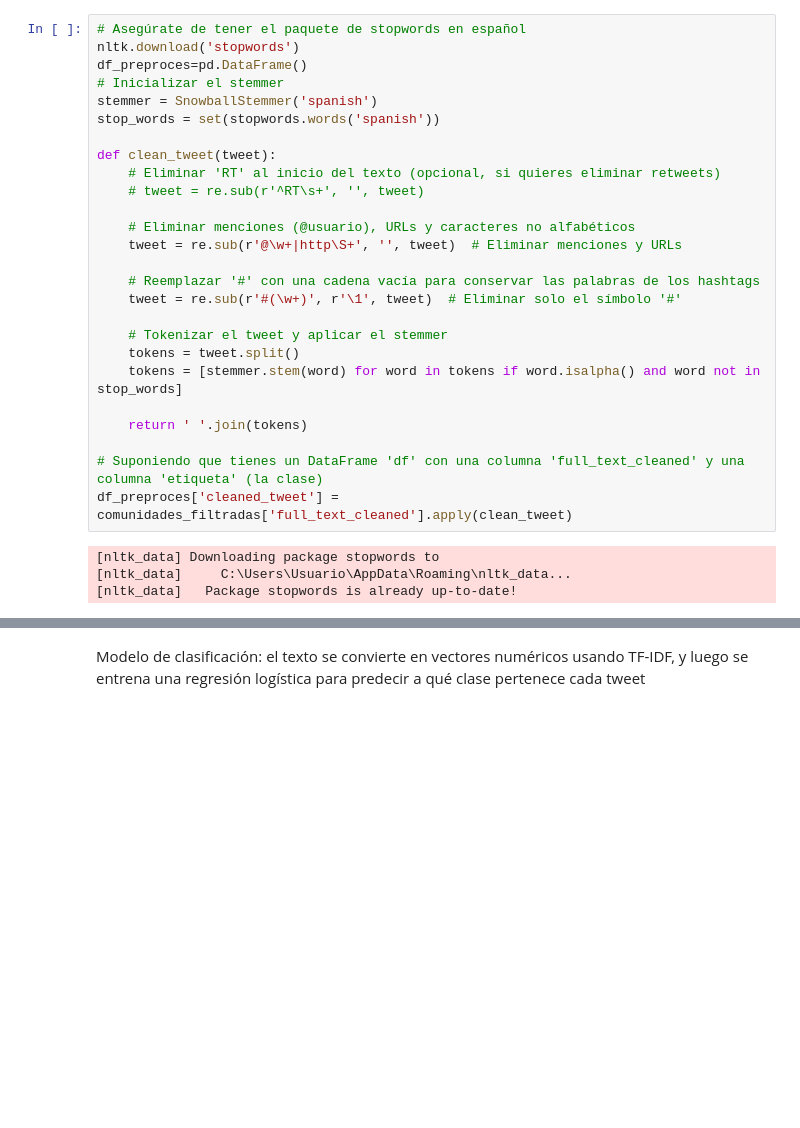
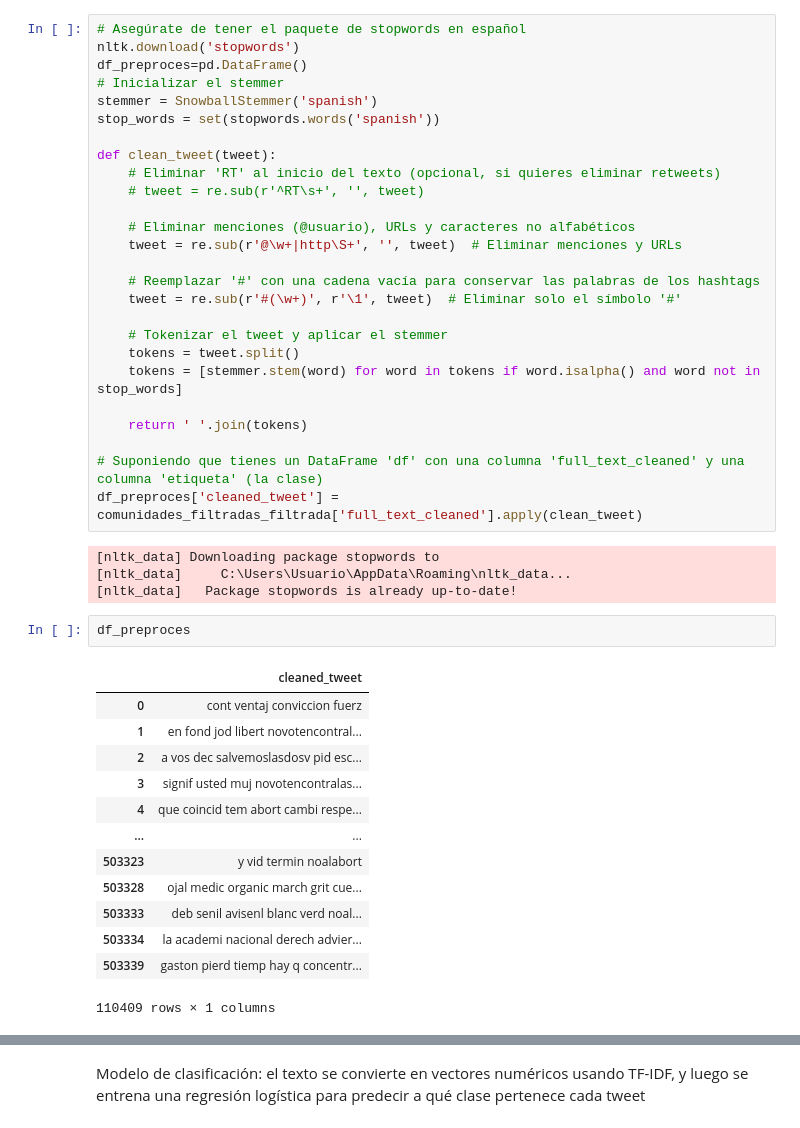
Before and after one commit to vanemeinardi/Proyecto_TextMining, a Jupyter notebook: Códigos/02.1-obtencion_caracteristicas_comunidades.ipynb, the cells around one changed output, grey strips where cells are left out. Drawn from its saved outputs; the diff is of its cells as text; blank space fills up the shorter version.

```diff
--- a/Códigos/02.1-obtencion_caracteristicas_comunidades.ipynb
+++ b/Códigos/02.1-obtencion_caracteristicas_comunidades.ipynb
@@ -172,11 +218,27 @@ def clean_tweet(tweet):
     return ' '.join(tokens)
 
 # Suponiendo que tienes un DataFrame 'df' con una columna 'full_text_cleaned' y una columna 'etiqueta' (la clase)
-df_preproces['cleaned_tweet'] = comunidades_filtradas['full_text_cleaned'].apply(clean_tweet)
+df_preproces['cleaned_tweet'] = comunidades_filtradas_filtrada['full_text_cleaned'].apply(clean_tweet)
 # %% [output]
 [nltk_data] Downloading package stopwords to
 [nltk_data]     C:\Users\Usuario\AppData\Roaming\nltk_data...
 [nltk_data]   Package stopwords is already up-to-date!
+# %%
+df_preproces
+# %% [output]
+|  | cleaned_tweet |
+| 0 | cont ventaj conviccion fuerz |
+| 1 | en fond jod libert novotencontral... |
+| 2 | a vos dec salvemoslasdosv pid esc... |
+| 3 | signif usted muj novotencontralas... |
+| 4 | que coincid tem abort cambi respe... |
+| ... | ... |
+| 503323 | y vid termin noalabort |
+| 503328 | ojal medic organic march grit cue... |
+| 503333 | deb senil avisenl blanc verd noal... |
+| 503334 | la academi nacional derech advier... |
+| 503339 | gaston pierd tiemp hay q concentr... |
+110409 rows × 1 columns
 # %%
 df_preproces['cleaned_tweet']
 # %% [output]
```
Also changed, not shown: parts of 46 cells of this notebook.
